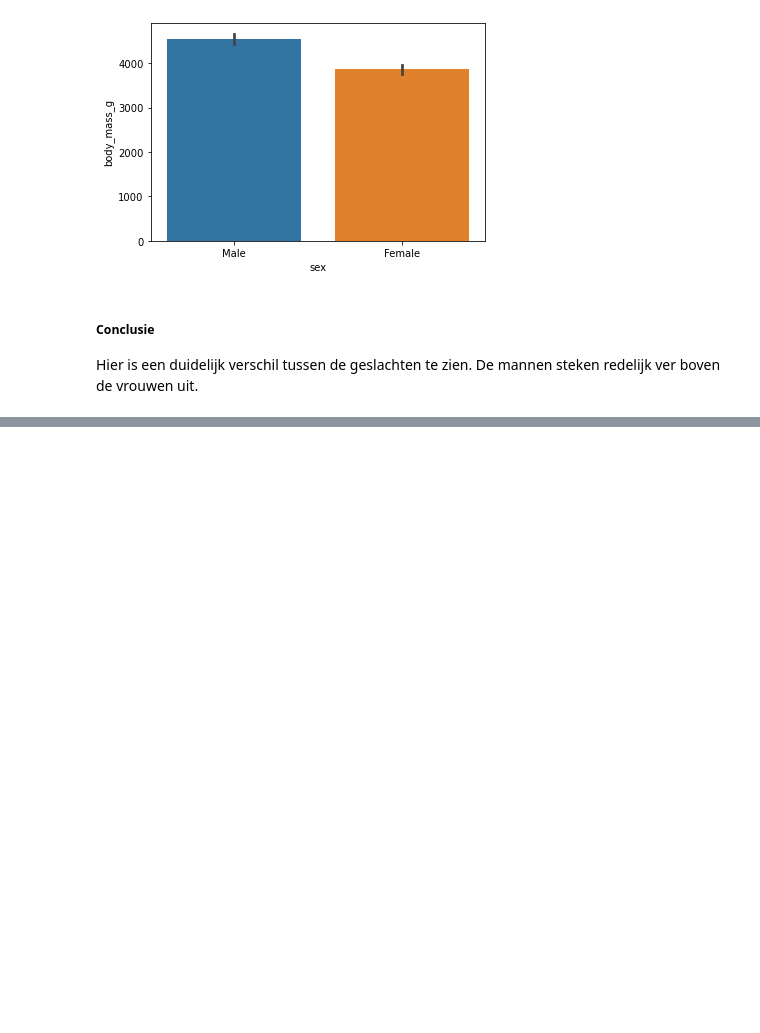
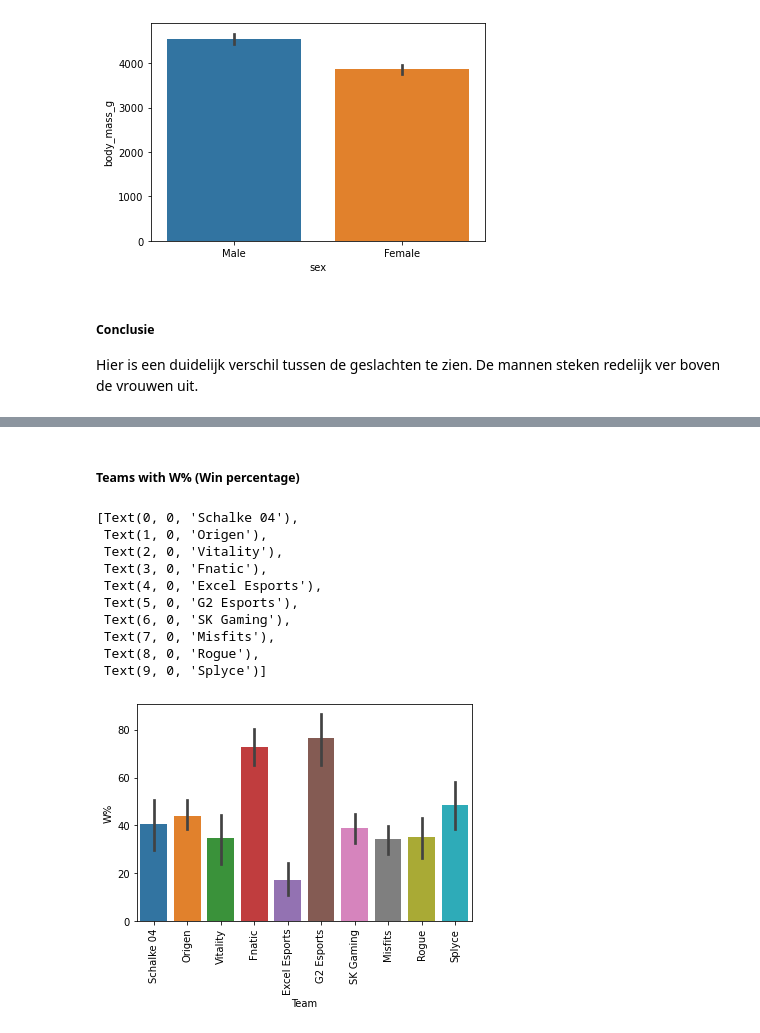
Before and after one commit to elco2000/DataSciencePortfolio, a Jupyter notebook: Week2b.ipynb, the cells around one changed output, grey strips where cells are left out. Saved outputs shown, nothing was run; the diff lists cells and outputs as text; code cells hidden in the pictures; blank space fills up the shorter version.

```diff
--- a/Week2b.ipynb
+++ b/Week2b.ipynb
@@ -75,0 +81,3 @@ Hier is een duidelijk verschil tussen de geslachten te zien. De mannen steken re
+# %%
+lecDataset = pd.read_csv('Datasets/lec_playerdata.csv', sep=',')
+lecDataset.head()
@@ -75,0 +110,17 @@ Hier is een duidelijk verschil tussen de geslachten te zien. De mannen steken re
+# %% [markdown]
+##### Teams with W% (Win percentage)
+# %%
+g = sns.barplot(y="W%", x="Team", data=lecDataset)
+g.set_xticklabels(g.get_xticklabels(), rotation=90)
+# %% [output]
+[Text(0, 0, 'Schalke 04'),
+ Text(1, 0, 'Origen'),
+ Text(2, 0, 'Vitality'),
+ Text(3, 0, 'Fnatic'),
+ Text(4, 0, 'Excel Esports'),
+ Text(5, 0, 'G2 Esports'),
+ Text(6, 0, 'SK Gaming'),
+ Text(7, 0, 'Misfits'),
+ Text(8, 0, 'Rogue'),
+ Text(9, 0, 'Splyce')]
+[figure, added]
```
Also changed, not shown: parts of 11 cells of this notebook.
